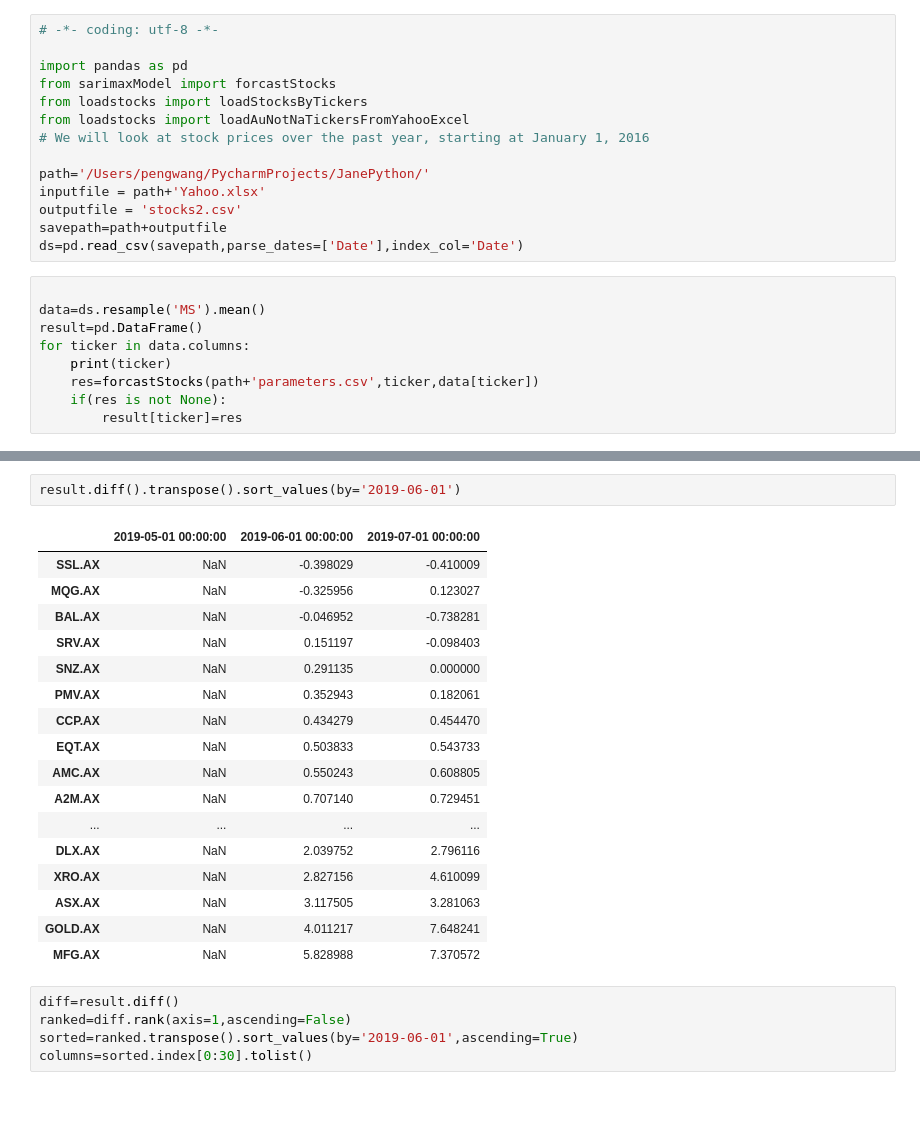
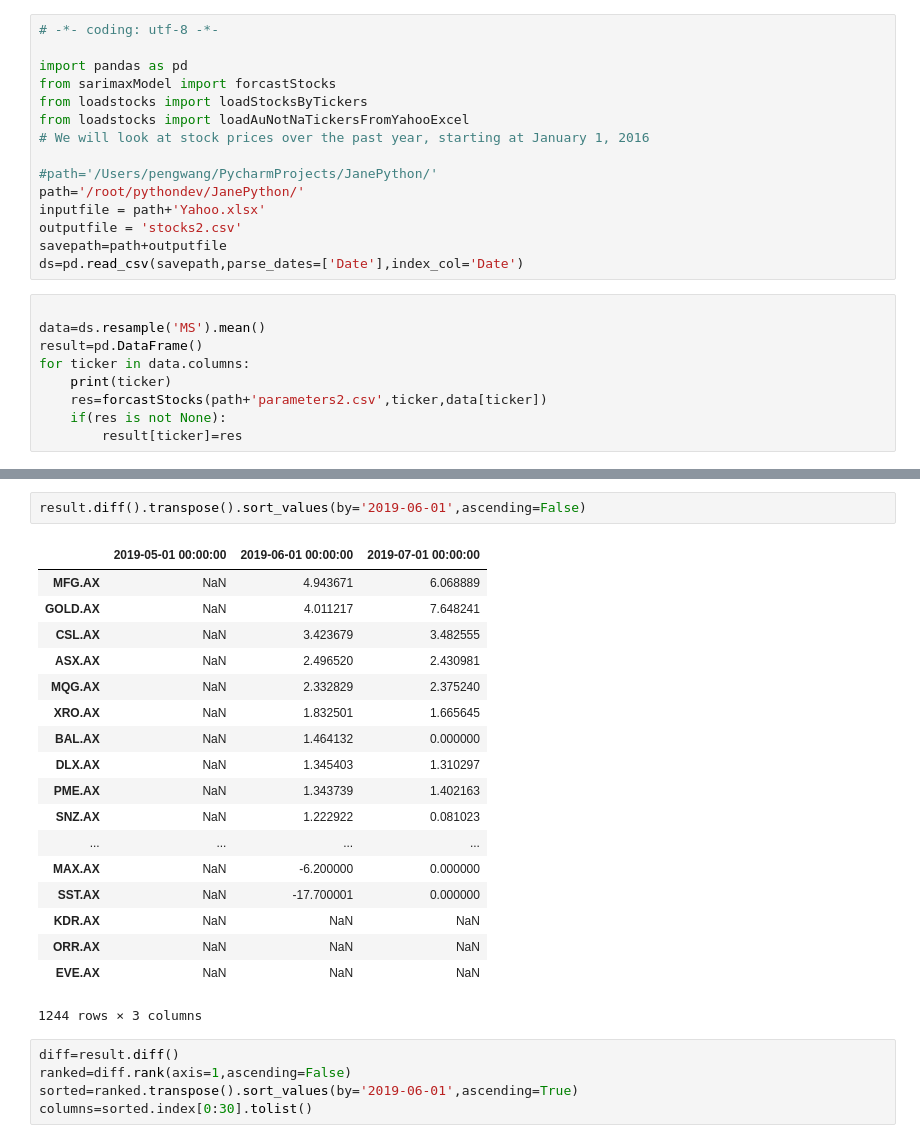
Before and after one commit to pengdannywang/JanePython, a Jupyter notebook: src/stockthread/run_prediction_model.ipynb, the cells around one changed output, grey strips where cells are left out. Drawn from its saved outputs; the diff is of its cells as text; blank space fills up the shorter version.

```diff
--- a/src/stockthread/run_prediction_model.ipynb
+++ b/src/stockthread/run_prediction_model.ipynb
@@ -7,7 +7,8 @@ from loadstocks import loadStocksByTickers
 from loadstocks import loadAuNotNaTickersFromYahooExcel
 # We will look at stock prices over the past year, starting at January 1, 2016
 
-path='/Users/pengwang/PycharmProjects/JanePython/'
+#path='/Users/pengwang/PycharmProjects/JanePython/'
+path='/root/pythondev/JanePython/'
 inputfile = path+'Yahoo.xlsx'
 outputfile = 'stocks2.csv'
 savepath=path+outputfile
@@ -18,7 +19,7 @@ data=ds.resample('MS').mean()
 result=pd.DataFrame()
 for ticker in data.columns:
     print(ticker)
-    res=forcastStocks(path+'parameters.csv',ticker,data[ticker])
+    res=forcastStocks(path+'parameters2.csv',ticker,data[ticker])
     if(res is not None):
         result[ticker]=res
 # %% [output]
@@ -42,23 +43,24 @@ RYD.AX exists in parameters: [1, 1, 1, 0, 0, 0, 12, 'c', -15.06455854559793, 0.0
 # %%
-result.diff().transpose().sort_values(by='2019-06-01')
+result.diff().transpose().sort_values(by='2019-06-01',ascending=False)
 # %% [output]
 |  | 2019-05-01 00:00:00 | 2019-06-01 00:00:00 | 2019-07-01 00:00:00 |
-| SSL.AX | NaN | -0.398029 | -0.410009 |
-| MQG.AX | NaN | -0.325956 | 0.123027 |
-| BAL.AX | NaN | -0.046952 | -0.738281 |
-| SRV.AX | NaN | 0.151197 | -0.098403 |
-| SNZ.AX | NaN | 0.291135 | 0.000000 |
-| PMV.AX | NaN | 0.352943 | 0.182061 |
-| CCP.AX | NaN | 0.434279 | 0.454470 |
-| EQT.AX | NaN | 0.503833 | 0.543733 |
-| AMC.AX | NaN | 0.550243 | 0.608805 |
-| A2M.AX | NaN | 0.707140 | 0.729451 |
+| MFG.AX | NaN | 4.943671 | 6.068889 |
+| GOLD.AX | NaN | 4.011217 | 7.648241 |
+| CSL.AX | NaN | 3.423679 | 3.482555 |
+| ASX.AX | NaN | 2.496520 | 2.430981 |
+| MQG.AX | NaN | 2.332829 | 2.375240 |
+| XRO.AX | NaN | 1.832501 | 1.665645 |
+| BAL.AX | NaN | 1.464132 | 0.000000 |
+| DLX.AX | NaN | 1.345403 | 1.310297 |
+| PME.AX | NaN | 1.343739 | 1.402163 |
+| SNZ.AX | NaN | 1.222922 | 0.081023 |
 | ... | ... | ... | ... |
-| DLX.AX | NaN | 2.039752 | 2.796116 |
-| XRO.AX | NaN | 2.827156 | 4.610099 |
-| ASX.AX | NaN | 3.117505 | 3.281063 |
-| GOLD.AX | NaN | 4.011217 | 7.648241 |
-| MFG.AX | NaN | 5.828988 | 7.370572 |
+| MAX.AX | NaN | -6.200000 | 0.000000 |
+| SST.AX | NaN | -17.700001 | 0.000000 |
+| KDR.AX | NaN | NaN | NaN |
+| ORR.AX | NaN | NaN | NaN |
+| EVE.AX | NaN | NaN | NaN |
+1244 rows × 3 columns
 # %%
 diff=result.diff()
 ranked=diff.rank(axis=1,ascending=False)
```
Also changed, not shown: parts of 6 cells of this notebook, 8 other files.
